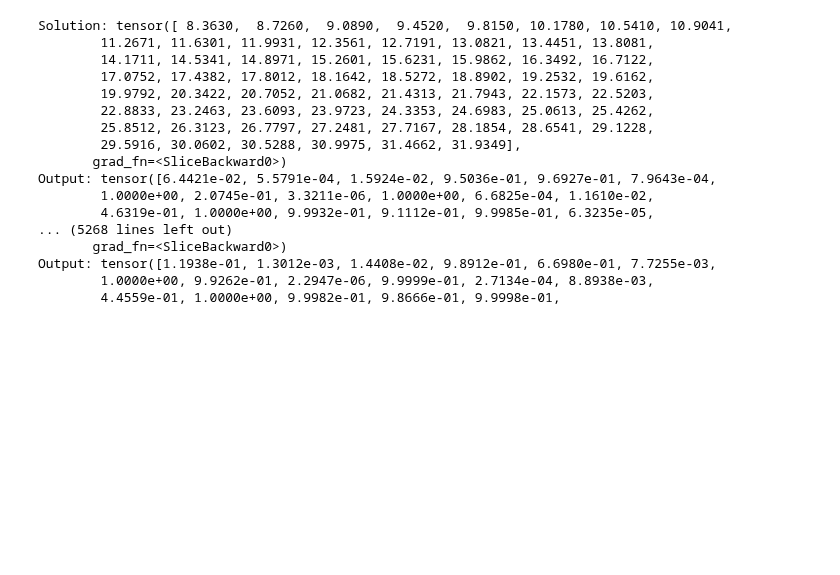
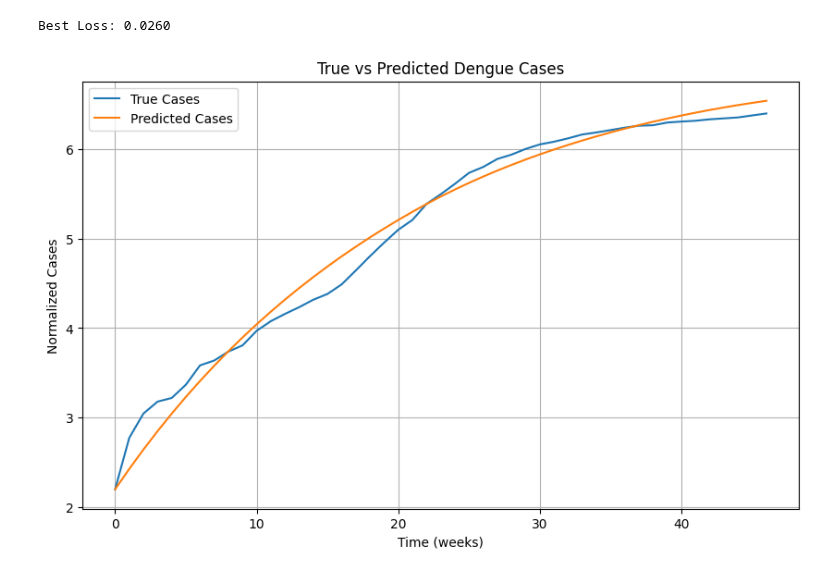
Before and after one commit to Requiem5032/meteorology-dengue, a Jupyter notebook: notebooks/neural_ode.ipynb, the cells around one changed output. Cells and saved outputs as stored; diff of their text form; code cells hidden in the pictures; blank space fills up the shorter version.

```diff
--- a/notebooks/neural_ode.ipynb
+++ b/notebooks/neural_ode.ipynb
@@ -14,20 +30,19 @@ model = DengueNN(device=device, lr=1e-4)
 # %%
-hist = model.train(epochs=1000)
+hist, pred_data = nn.train()
 # %% [output]
-Solution: tensor([ 8.3630,  8.7260,  9.0890,  9.4520,  9.8150, 10.1780, 10.5410, 10.9041,
-        11.2671, 11.6301, 11.9931, 12.3561, 12.7191, 13.0821, 13.4451, 13.8081,
-        14.1711, 14.5341, 14.8971, 15.2601, 15.6231, 15.9862, 16.3492, 16.7122,
-        17.0752, 17.4382, 17.8012, 18.1642, 18.5272, 18.8902, 19.2532, 19.6162,
-        19.9792, 20.3422, 20.7052, 21.0682, 21.4313, 21.7943, 22.1573, 22.5203,
-        22.8833, 23.2463, 23.6093, 23.9723, 24.3353, 24.6983, 25.0613, 25.4262,
-        25.8512, 26.3123, 26.7797, 27.2481, 27.7167, 28.1854, 28.6541, 29.1228,
-        29.5916, 30.0602, 30.5288, 30.9975, 31.4662, 31.9349],
-       grad_fn=<SliceBackward0>)
-Output: tensor([6.4421e-02, 5.5791e-04, 1.5924e-02, 9.5036e-01, 9.6927e-01, 7.9643e-04,
-        1.0000e+00, 2.0745e-01, 3.3211e-06, 1.0000e+00, 6.6825e-04, 1.1610e-02,
-        4.6319e-01, 1.0000e+00, 9.9932e-01, 9.1112e-01, 9.9985e-01, 6.3235e-05,
-... (5268 lines left out)
-       grad_fn=<SliceBackward0>)
-Output: tensor([1.1938e-01, 1.3012e-03, 1.4408e-02, 9.8912e-01, 6.6980e-01, 7.7255e-03,
-        1.0000e+00, 9.9262e-01, 2.2947e-06, 9.9999e-01, 2.7134e-04, 8.8938e-03,
-        4.4559e-01, 1.0000e+00, 9.9982e-01, 9.8666e-01, 9.9998e-01,
+Best Loss: 0.0260
+# %%
+true_data = nn.cumulative_cases
+# %%
+# Plot true vs predicted dengue cases
+plt.figure(figsize=(10, 6))
+plt.plot(true_data, label='True Cases')
+plt.plot(pred_data, label='Predicted Cases')
+plt.xlabel('Time (weeks)')
+plt.ylabel('Normalized Cases')
+plt.title('True vs Predicted Dengue Cases')
+plt.legend()
+plt.grid(True)
+plt.show()
+# %% [output]
+[figure, added]
```
Also changed, not shown: parts of 5 cells of this notebook, 24 other files.
